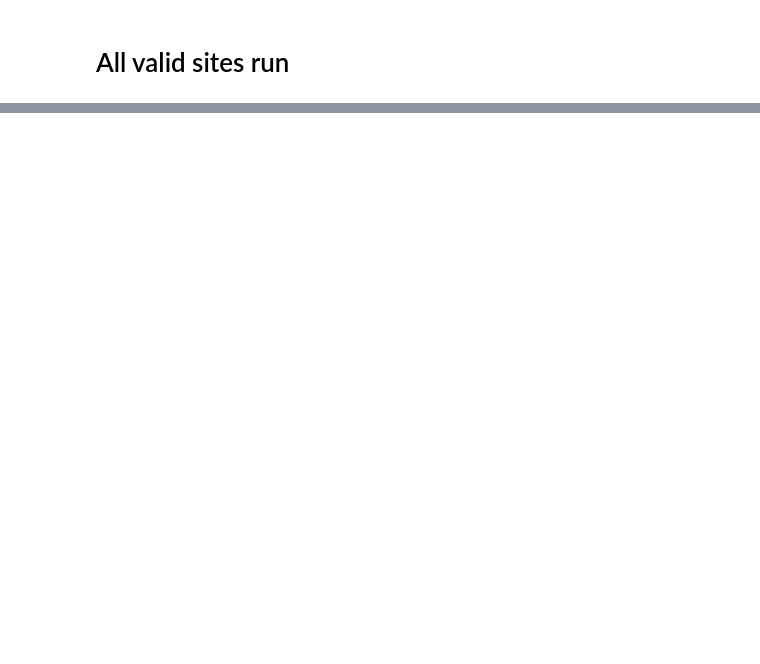
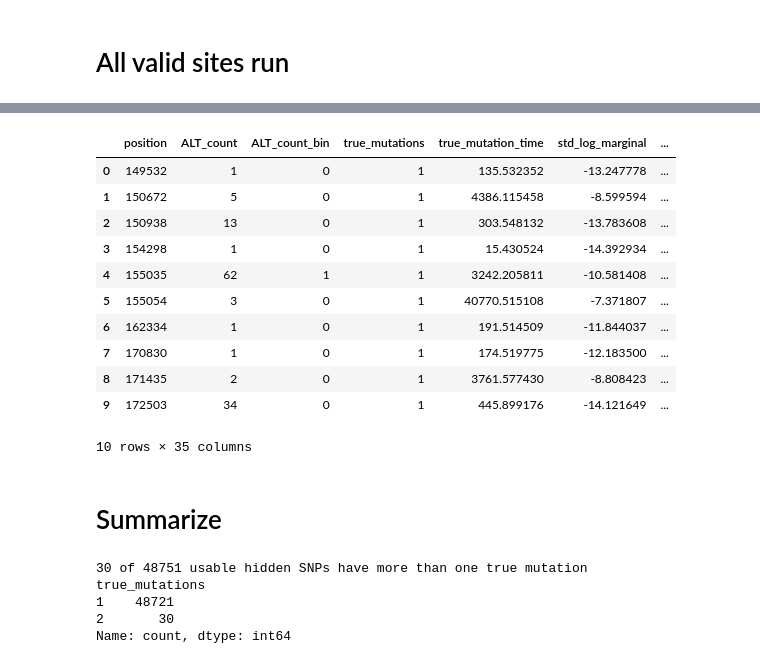
Before and after one commit to happygiraff/arg-analysis, a Jupyter notebook: notebooks/run_felsenstein_sim_recovered.ipynb, the cells around one changed output, grey strips where cells are left out. Cells and saved outputs as stored; diff of their text form; code cells hidden in the pictures; blank space fills up the shorter version.

```diff
--- a/notebooks/run_felsenstein_sim_recovered.ipynb
+++ b/notebooks/run_felsenstein_sim_recovered.ipynb
@@ -113,4 +67,4 @@ hidden_snps_df.head(20)
 # %% [markdown]
 ## single tree example
 # %%
-pos = 81694959
+pos = 50685621
@@ -198,2 +105,0 @@ out_relate = felsenstein_backwards_general(ts_masked.at(pos), tips, bases=(0, 1)
-# %%
-_, states, path_probability, num_mutations = out_relate
@@ -295,0 +359,30 @@ rates: 1.29e-08 1.25e-08
+# %%
+# save the results to a csv
+# results_df.to_csv("felsenstein_2_state_results.csv", index=False)   # save, so you don't have to rerun
+results_df.to_csv(f"felsenstein_{filename}_{percent}.00percent_{num_bins}bins_seed42.csv", index=False)
+results_df.head(10)
+# %% [output]
+|  | position | ALT_count | ALT_count_bin | true_mutations | true_mutation_time | std_log_marginal | ... |
+| 0 | 149532 | 1 | 0 | 1 | 135.532352 | -13.247778 | ... |
+| 1 | 150672 | 5 | 0 | 1 | 4386.115458 | -8.599594 | ... |
+| 2 | 150938 | 13 | 0 | 1 | 303.548132 | -13.783608 | ... |
+| 3 | 154298 | 1 | 0 | 1 | 15.430524 | -14.392934 | ... |
+| 4 | 155035 | 62 | 1 | 1 | 3242.205811 | -10.581408 | ... |
+| 5 | 155054 | 3 | 0 | 1 | 40770.515108 | -7.371807 | ... |
+| 6 | 162334 | 1 | 0 | 1 | 191.514509 | -11.844037 | ... |
+| 7 | 170830 | 1 | 0 | 1 | 174.519775 | -12.183500 | ... |
+| 8 | 171435 | 2 | 0 | 1 | 3761.577430 | -8.808423 | ... |
+| 9 | 172503 | 34 | 0 | 1 | 445.899176 | -14.121649 | ... |
+10 rows × 35 columns
+# %% [markdown]
+# Summarize
+# %%
+multi = results_df[results_df.true_mutations > 1]
+print(f"{len(multi)} of {len(results_df)} usable hidden SNPs have more than one true mutation")
+print(results_df.true_mutations.value_counts().sort_index())
+# %% [output]
+30 of 48751 usable hidden SNPs have more than one true mutation
+true_mutations
+1    48721
+2       30
+Name: count, dtype: int64
```
Also changed, not shown: parts of 30 cells of this notebook, 3 other files.
